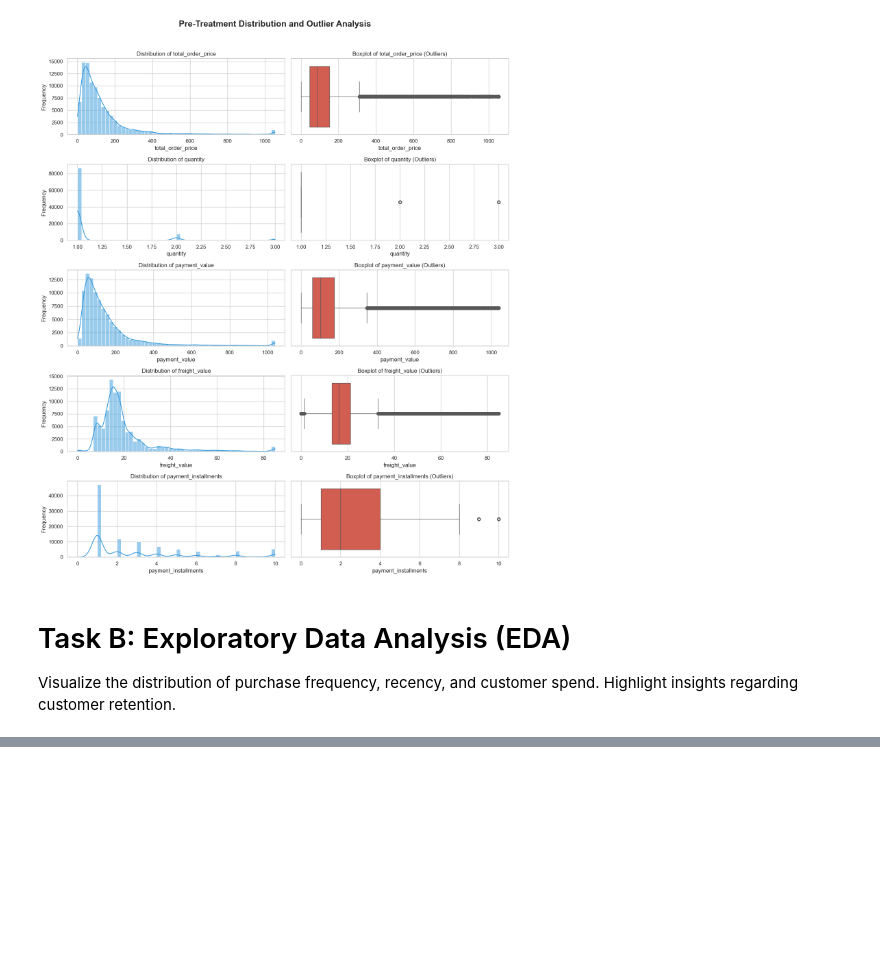
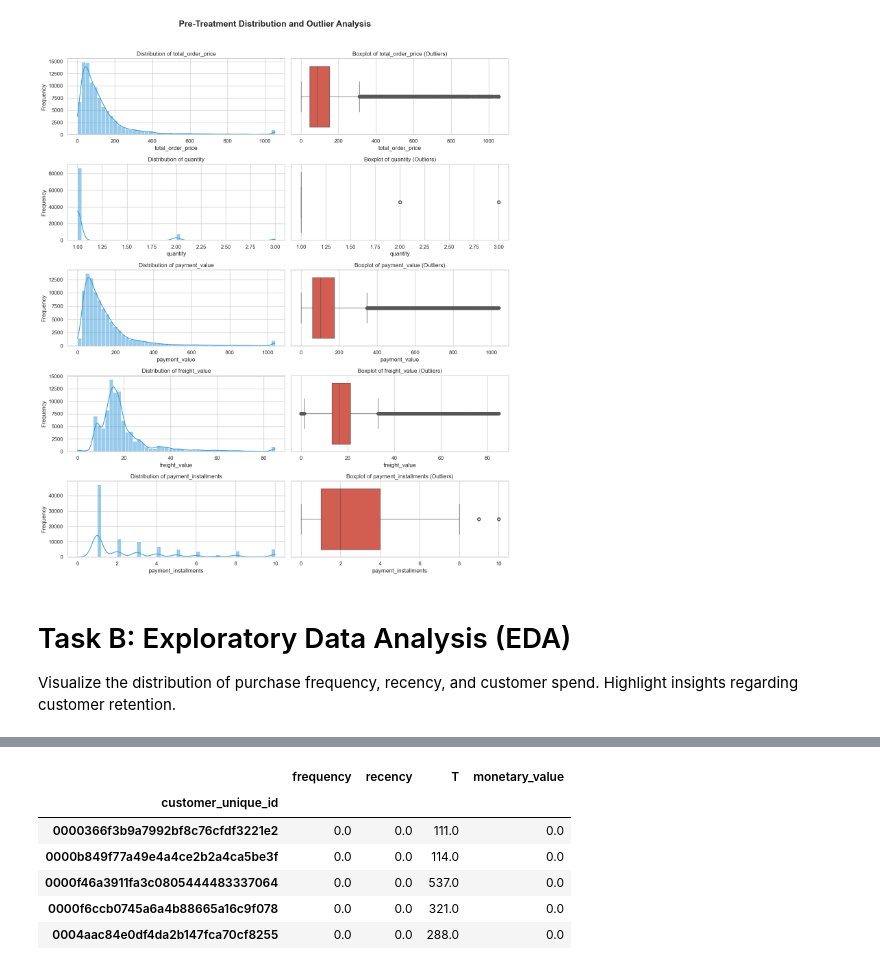
Before and after one commit to ialwayslikedgrime/data_science_exercises, a Jupyter notebook: lab_3.ipynb, the cells around one changed output, grey strips where cells are left out. Drawn from its saved outputs; the diff is of its cells as text; code cells hidden in the pictures; blank space fills up the shorter version.

```diff
--- a/lab_3.ipynb
+++ b/lab_3.ipynb
@@ -494,0 +515,10 @@ Visualize the distribution of purchase frequency, recency, and customer spend. H
+# %%
+rfm.head()
+# %% [output]
+|  | frequency | recency | T | monetary_value |
+| customer_unique_id |  |  |  |  |
+| 0000366f3b9a7992bf8c76cfdf3221e2 | 0.0 | 0.0 | 111.0 | 0.0 |
+| 0000b849f77a49e4a4ce2b2a4ca5be3f | 0.0 | 0.0 | 114.0 | 0.0 |
+| 0000f46a3911fa3c0805444483337064 | 0.0 | 0.0 | 537.0 | 0.0 |
+| 0000f6ccb0745a6a4b88665a16c9f078 | 0.0 | 0.0 | 321.0 | 0.0 |
+| 0004aac84e0df4da2b147fca70cf8255 | 0.0 | 0.0 | 288.0 | 0.0 |
```
Also changed, not shown: parts of 13 cells of this notebook.
